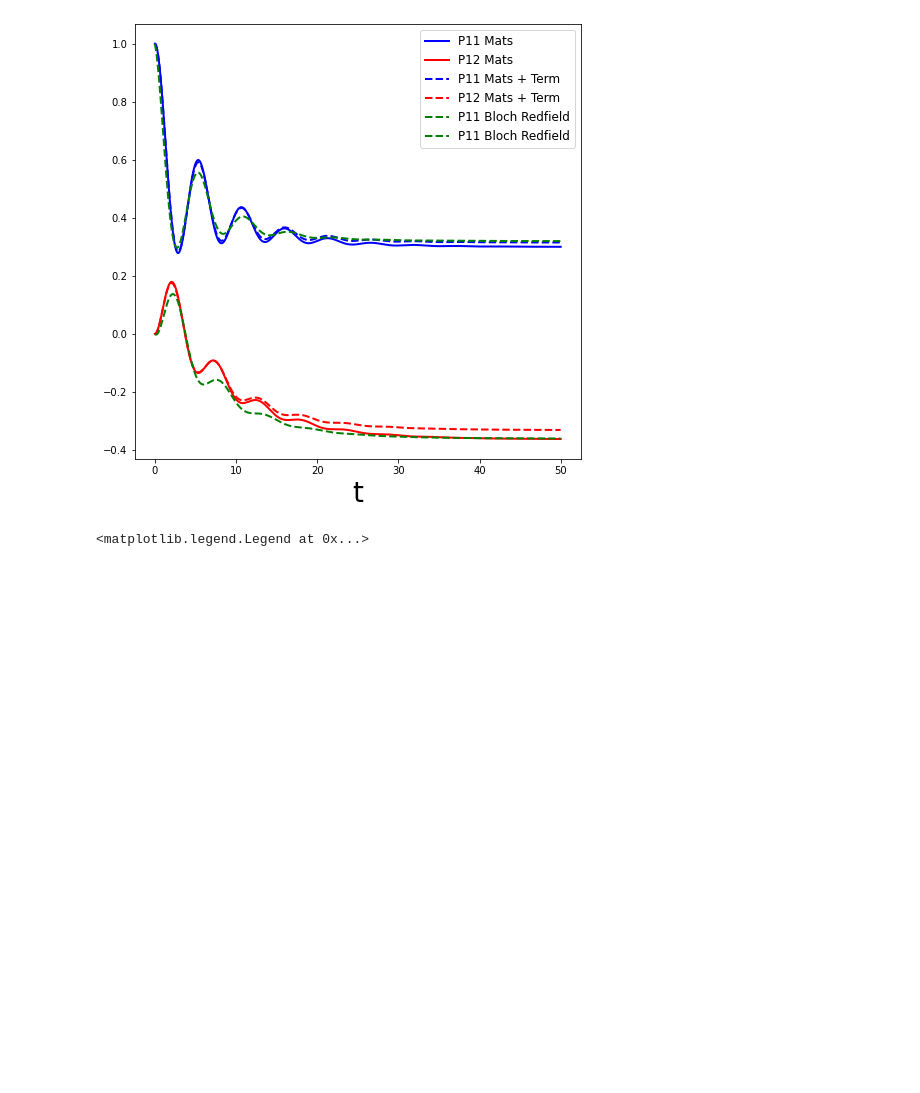
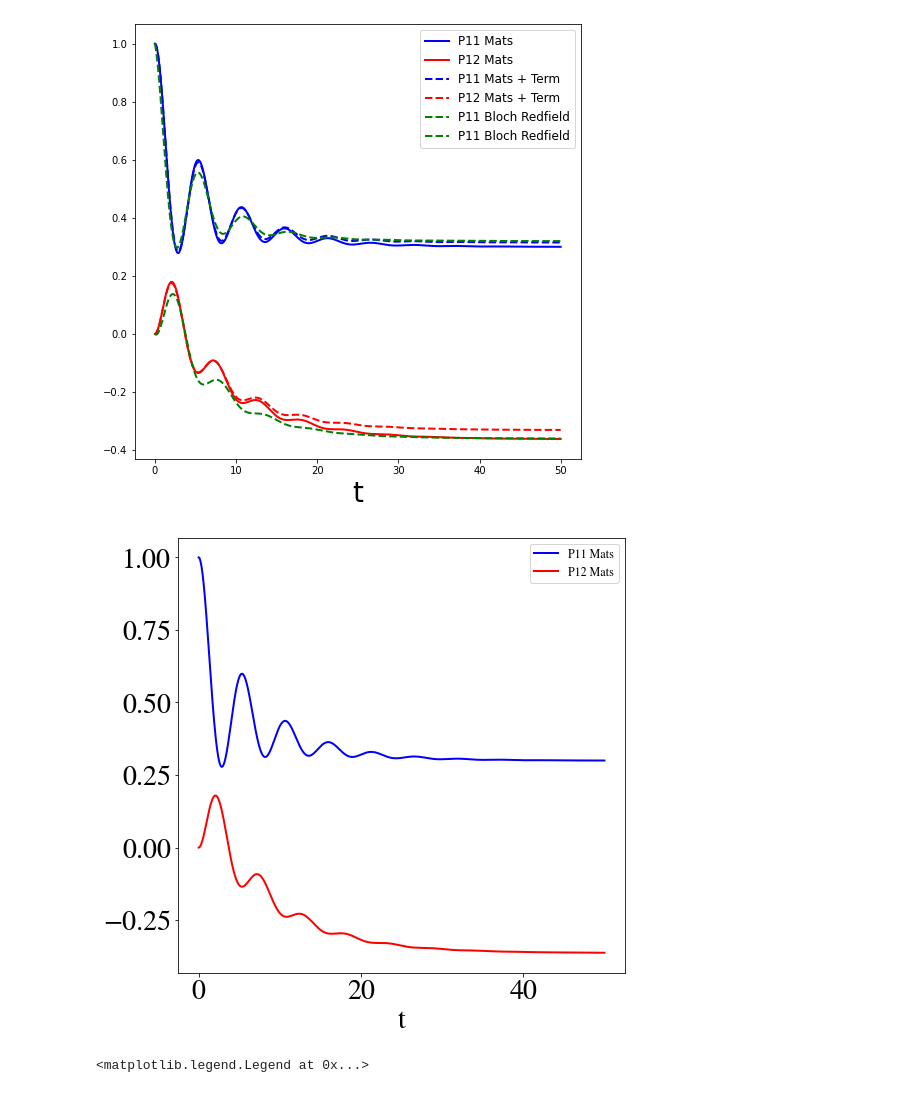
Before and after one commit to tehruhn/bofin_fast, a Jupyter notebook: examples/example-1a-Spin-bath-model-basic.ipynb, the cells around one changed output. Cells and saved outputs as stored; diff of their text form; code cells hidden in the pictures; blank space fills up the shorter version.

```diff
--- a/examples/example-1a-Spin-bath-model-basic.ipynb
+++ b/examples/example-1a-Spin-bath-model-basic.ipynb
@@ -304,6 +303,17 @@ axes.legend(loc=0, fontsize=12)
 # %% [output]
 <matplotlib.legend.Legend at 0x...>
 [figure]
+# %%
+# Plot the results
+fig, axes = plt.subplots(1, 1, sharex=True, figsize=(8,8))
+#axes.plot(tlist, np.real(P11exp)+ np.real(P22exp), 'b', linewidth=2, label="P11")
+axes.plot(tlist, np.real(P11exp), 'b', linewidth=2, label="P11 Mats")
+axes.plot(tlist, np.real(P12exp), 'r', linewidth=2, label="P12 Mats")
+axes.set_xlabel(r't', fontsize=28)
+axes.legend(loc=0, fontsize=12)
+fig.savefig("figures/docsfig1.png")
+# %% [output]
+[figure, added]
 # %%
 #We can compare the Matsubara result to the faster-converging Pade decomposition
 
```
Also changed, not shown: parts of 10 cells of this notebook, 18 other files.
